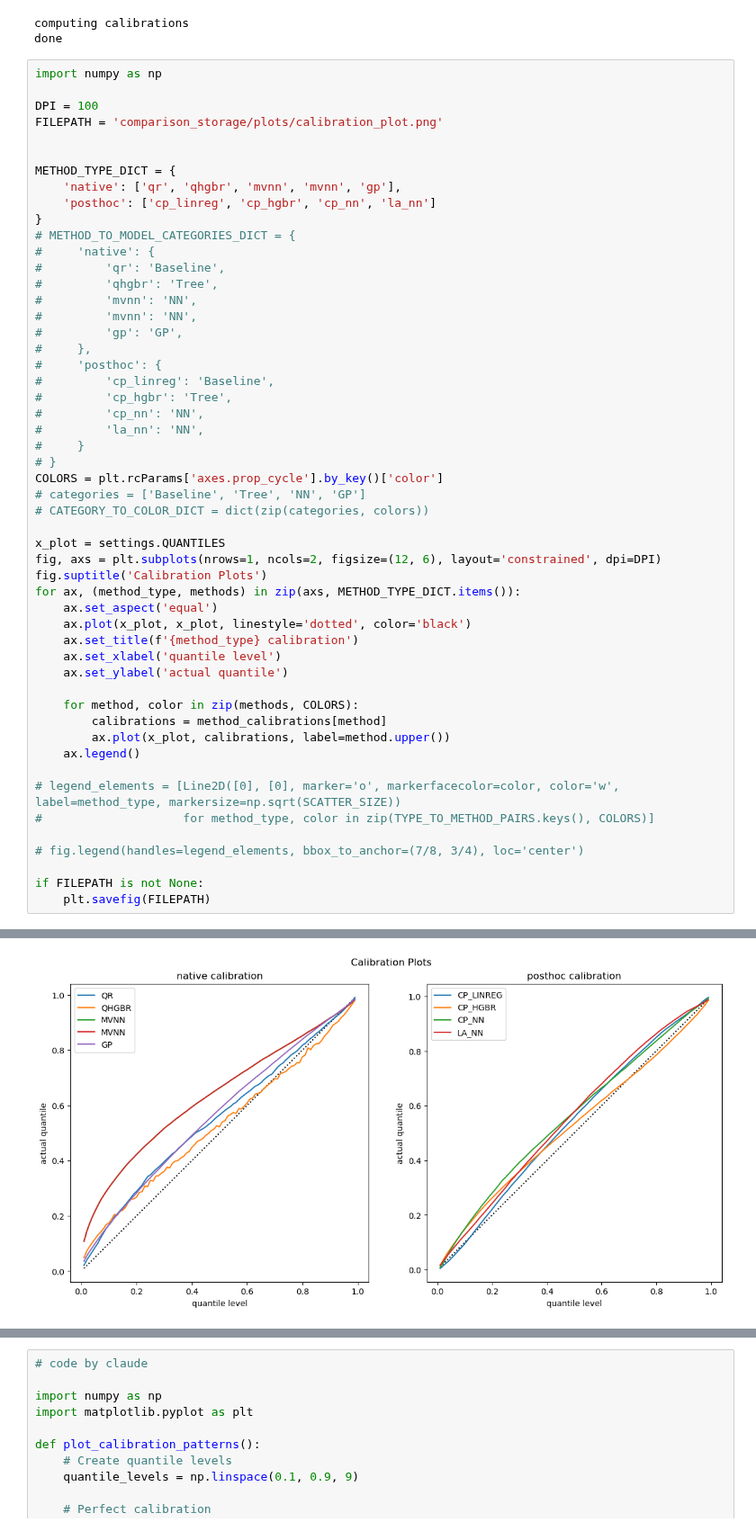
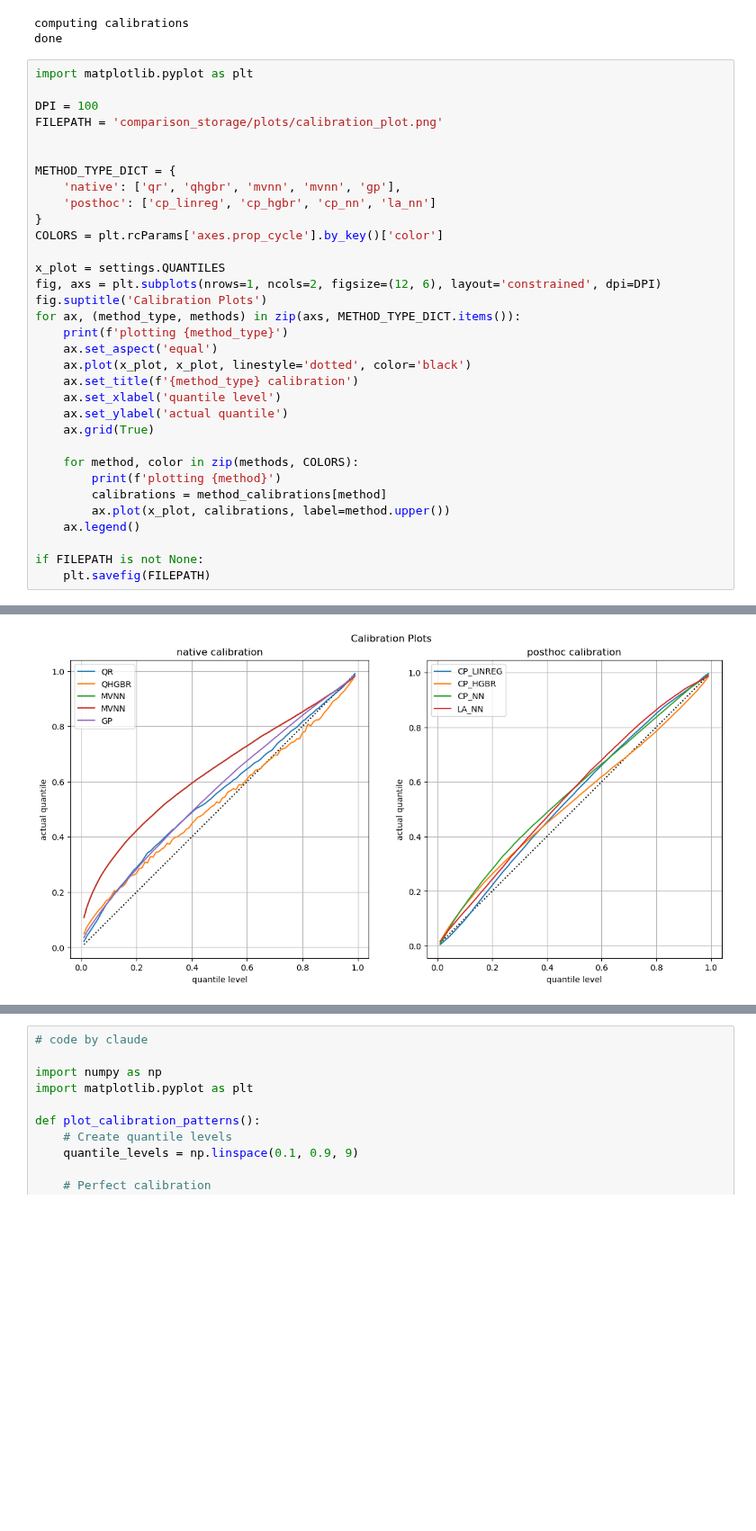
Before and after one commit to MischaDy/electricity-uq, a Jupyter notebook: plot_calibration.ipynb, the cells around one changed output, grey strips where cells are left out. Shown at 90% size. Drawn from its saved outputs; the diff is of its cells as text; blank space fills up the shorter version.

Commit message:
calibration plot: bugfix imports, cleanup, add grid

```diff
--- a/plot_calibration.ipynb
+++ b/plot_calibration.ipynb
@@ -137,7 +139,7 @@ print('done')
 computing calibrations
 done
 # %%
-import numpy as np
+import matplotlib.pyplot as plt
 
 DPI = 100
 FILEPATH = 'comparison_storage/plots/calibration_plot.png'
@@ -147,45 +149,26 @@ METHOD_TYPE_DICT = {
     'native': ['qr', 'qhgbr', 'mvnn', 'mvnn', 'gp'],
     'posthoc': ['cp_linreg', 'cp_hgbr', 'cp_nn', 'la_nn']
 }
-# METHOD_TO_MODEL_CATEGORIES_DICT = {
-#     'native': {
-#         'qr': 'Baseline',
-#         'qhgbr': 'Tree',
-#         'mvnn': 'NN',
-#         'mvnn': 'NN',
-#         'gp': 'GP',
-#     },
-#     'posthoc': {
-#         'cp_linreg': 'Baseline',
-#         'cp_hgbr': 'Tree',
-#         'cp_nn': 'NN',
-#         'la_nn': 'NN',
-#     }
-# }
 COLORS = plt.rcParams['axes.prop_cycle'].by_key()['color']
-# categories = ['Baseline', 'Tree', 'NN', 'GP']
-# CATEGORY_TO_COLOR_DICT = dict(zip(categories, colors))
 
 x_plot = settings.QUANTILES
 fig, axs = plt.subplots(nrows=1, ncols=2, figsize=(12, 6), layout='constrained', dpi=DPI)
 fig.suptitle('Calibration Plots')
 for ax, (method_type, methods) in zip(axs, METHOD_TYPE_DICT.items()):
+    print(f'plotting {method_type}')
     ax.set_aspect('equal')
     ax.plot(x_plot, x_plot, linestyle='dotted', color='black')
     ax.set_title(f'{method_type} calibration')
     ax.set_xlabel('quantile level')
     ax.set_ylabel('actual quantile')
+    ax.grid(True)
 
     for method, color in zip(methods, COLORS):
+        print(f'plotting {method}')
         calibrations = method_calibrations[method]
         ax.plot(x_plot, calibrations, label=method.upper())
     ax.legend()
 
-# legend_elements = [Line2D([0], [0], marker='o', markerfacecolor=color, color='w', label=method_type, markersize=np.sqrt(SCATTER_SIZE))
-#                    for method_type, color in zip(TYPE_TO_METHOD_PAIRS.keys(), COLORS)]
-
-# fig.legend(handles=legend_elements, bbox_to_anchor=(7/8, 3/4), loc='center')
-
 if FILEPATH is not None:
     plt.savefig(FILEPATH)
 # %% [output]
@@ -192 +186 @@ if FILEPATH is not None:
-[figure, old version]
+[figure, new version]
```
Also changed, not shown: parts of 4 cells of this notebook, 1 other file.
